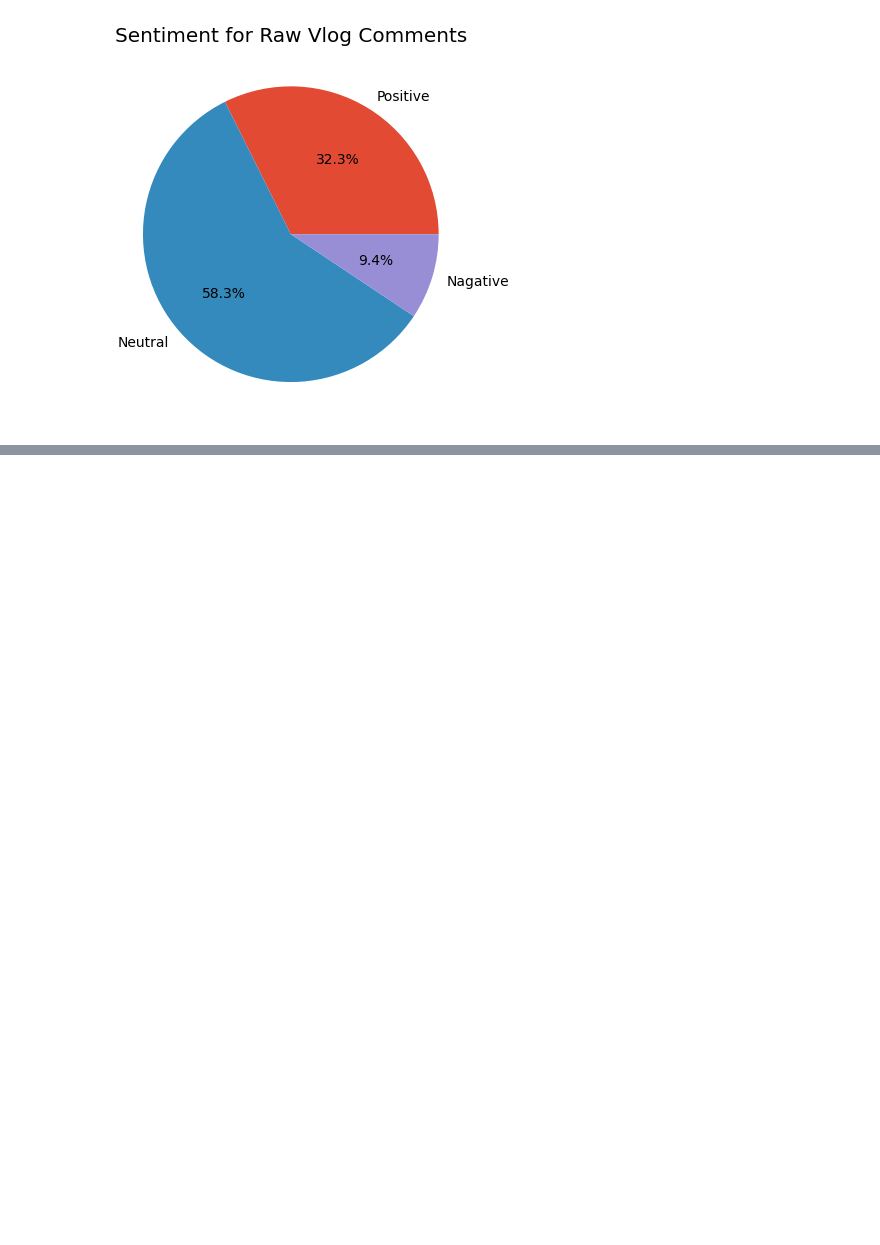
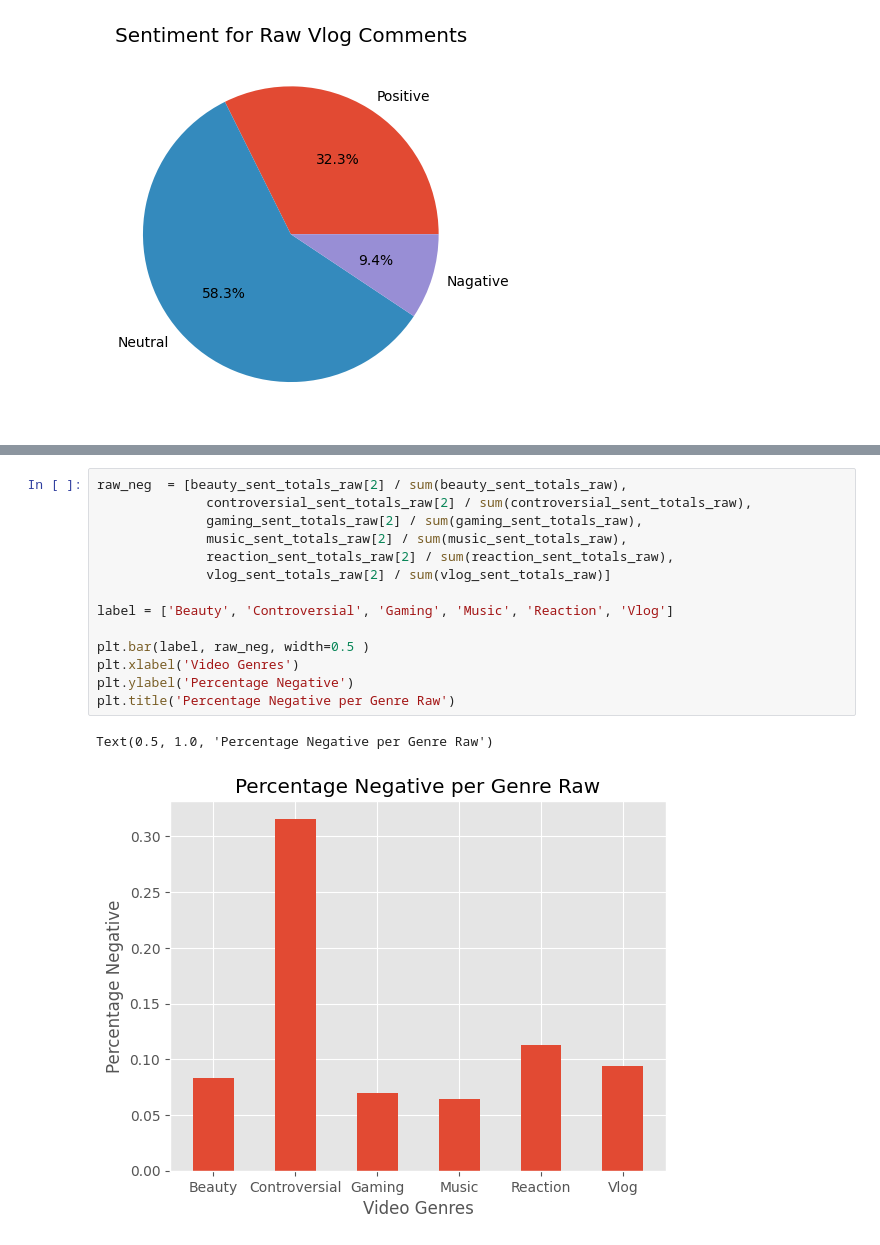
Before and after one commit to fahigley/YT_Sentiment_Analysis, a Jupyter notebook: code/sentiment_analysis.ipynb, the cells around one changed output, grey strips where cells are left out. Saved outputs shown, nothing was run; the diff lists cells and outputs as text; blank space fills up the shorter version.

```diff
--- a/code/sentiment_analysis.ipynb
+++ b/code/sentiment_analysis.ipynb
@@ -272,0 +322,17 @@ Text(0.5, 1.0, 'Sentiment for Raw Vlog Comments')
+# %%
+raw_neg  = [beauty_sent_totals_raw[2] / sum(beauty_sent_totals_raw),
+              controversial_sent_totals_raw[2] / sum(controversial_sent_totals_raw),
+              gaming_sent_totals_raw[2] / sum(gaming_sent_totals_raw),
+              music_sent_totals_raw[2] / sum(music_sent_totals_raw),
+              reaction_sent_totals_raw[2] / sum(reaction_sent_totals_raw),
+              vlog_sent_totals_raw[2] / sum(vlog_sent_totals_raw)]
+
+label = ['Beauty', 'Controversial', 'Gaming', 'Music', 'Reaction', 'Vlog']
+
+plt.bar(label, raw_neg, width=0.5 )
+plt.xlabel('Video Genres')
+plt.ylabel('Percentage Negative')
+plt.title('Percentage Negative per Genre Raw')
+# %% [output]
+Text(0.5, 1.0, 'Percentage Negative per Genre Raw')
+[figure, added]
```
Also changed, not shown: parts of 6 cells of this notebook.
